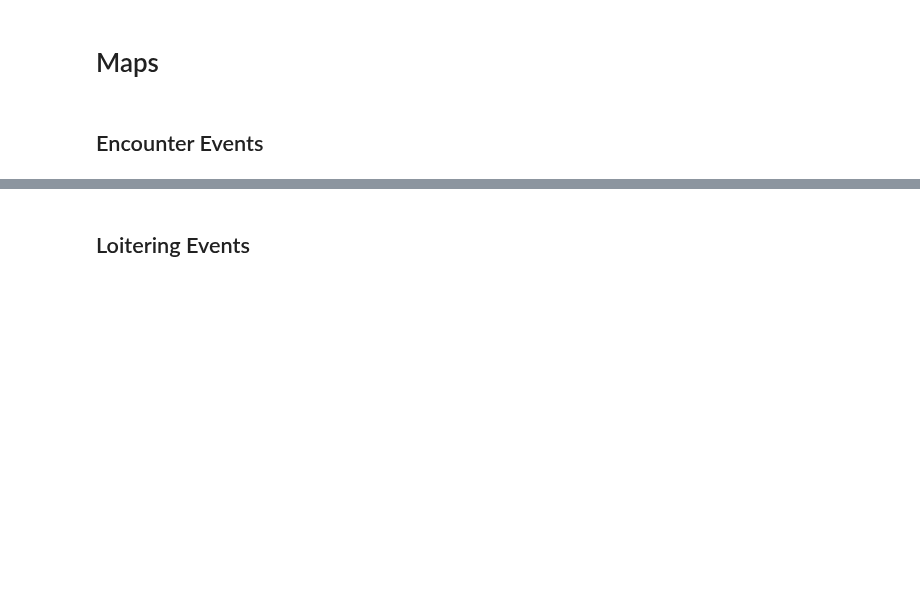
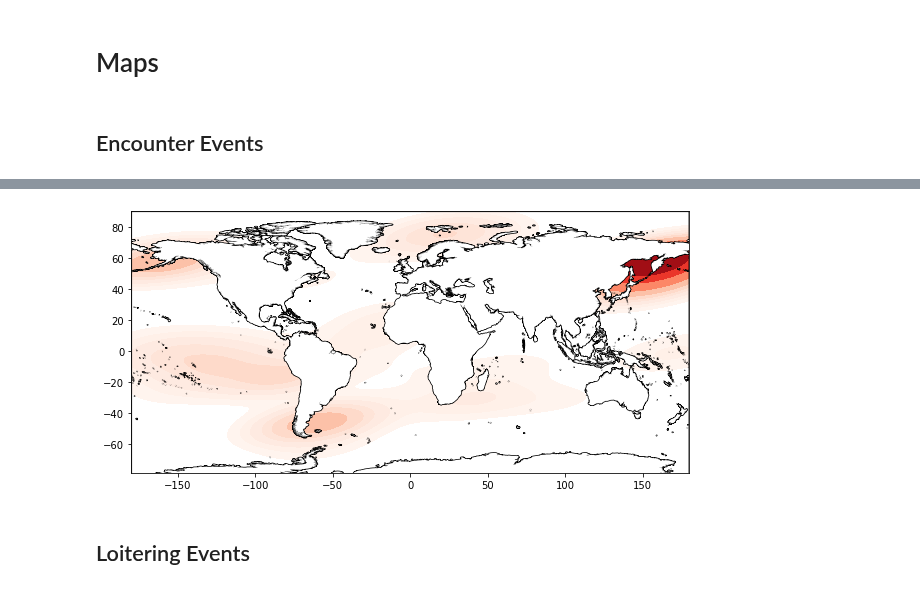
Before and after one commit to neuhart/Doing_DataScience_SS22, a Jupyter notebook: EDA.ipynb, the cells around one changed output, grey strips where cells are left out. Saved outputs shown, nothing was run; the diff lists cells and outputs as text; code cells hidden in the pictures; blank space fills up the shorter version.

```diff
--- a/EDA.ipynb
+++ b/EDA.ipynb
@@ -54,3 +55,17 @@ gdf_enc.plot(ax=world.plot(figsize=(10, 6)), marker='o', color='red', markersize
+# %%
+#Notes and Link to docs can be found under loitering
+
+ocean = gpd.read_file("outside_data/ocean/ne_10m_ocean.shp")
+
+ax = ocean.boundary.plot(figsize=(10, 6), edgecolor = "black")
+
+
+
+plotdf = geoplot.kdeplot(gdf_enc, ax= ax,  cmap ="Reds", clip = ocean, shade = True , legend = True, thresh = 0.1)#Todo adapt clip = world to plot outside the continental area, thresh = 0.1, edgecolor = "black"
+
+plotdf.set_axis_on()
+# %% [output]
+[figure, added]
 # %% [markdown]
 ## Loitering Events
 # %%
```
Also changed, not shown: parts of 5 cells of this notebook, 7 other files.
